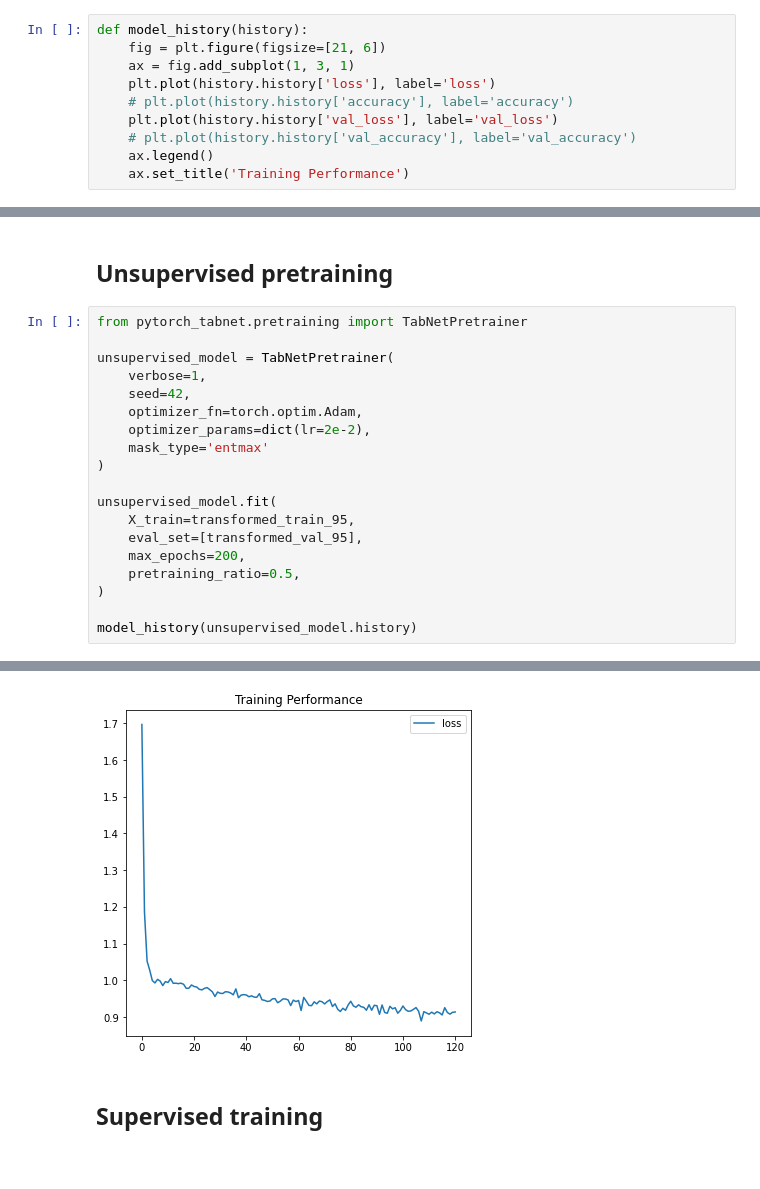
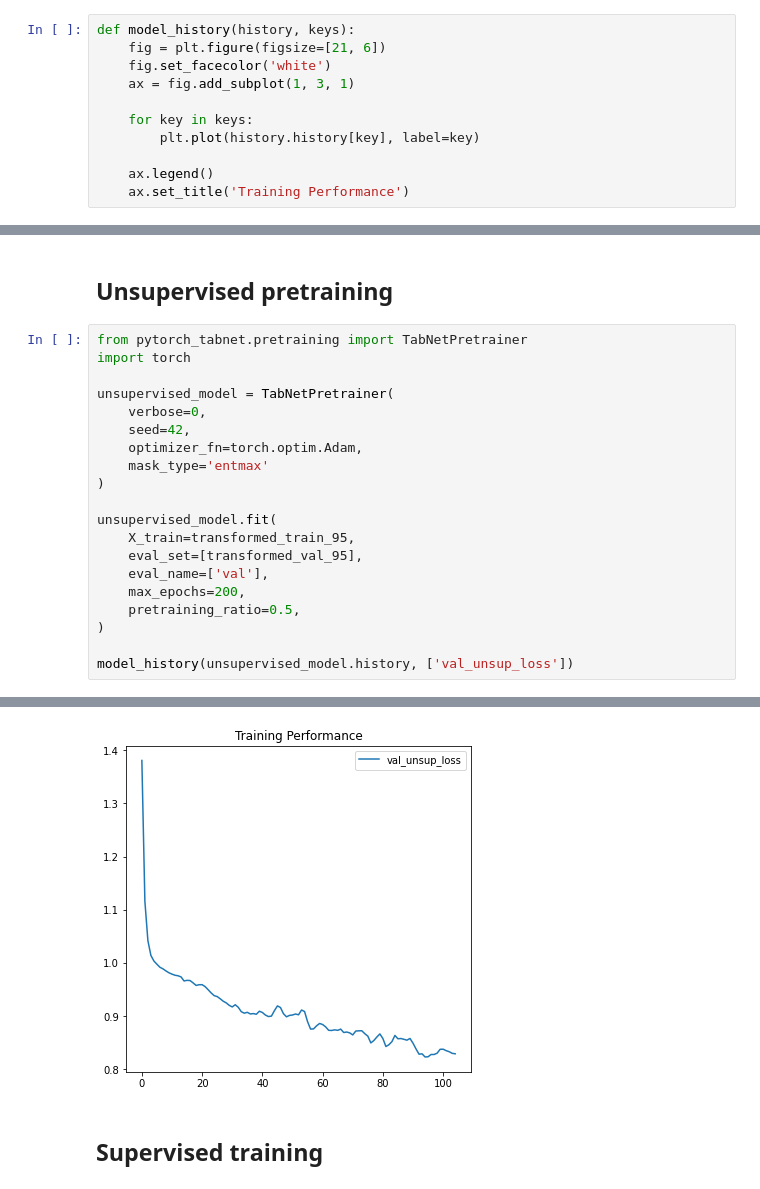
Before and after one commit to WilliamMa6984/LeagueOfLegendsWinPredictor, a Jupyter notebook: code.ipynb, the cells around one changed output, grey strips where cells are left out. Drawn from its saved outputs; the diff is of its cells as text.

```diff
--- a/code.ipynb
+++ b/code.ipynb
@@ -266,13 +268,14 @@ https://github.com/dreamquark-ai/tabnet
 # %% [markdown]
 ### Helper
 # %%
-def model_history(history):
+def model_history(history, keys):
     fig = plt.figure(figsize=[21, 6])
+    fig.set_facecolor('white')
     ax = fig.add_subplot(1, 3, 1)
-    plt.plot(history.history['loss'], label='loss')
-    # plt.plot(history.history['accuracy'], label='accuracy')
-    plt.plot(history.history['val_loss'], label='val_loss')
-    # plt.plot(history.history['val_accuracy'], label='val_accuracy')
+
+    for key in keys:
+        plt.plot(history.history[key], label=key)
+
     ax.legend()
     ax.set_title('Training Performance')
 # %% [markdown]
@@ -287,21 +290,22 @@ https://dreamquark-ai.github.io/tabnet/generated_docs/pytorch_tabnet.html#module
 ## Unsupervised pretraining
 # %%
 from pytorch_tabnet.pretraining import TabNetPretrainer
+import torch
 
 unsupervised_model = TabNetPretrainer(
-    verbose=1,
+    verbose=0,
     seed=42,
     optimizer_fn=torch.optim.Adam,
-    optimizer_params=dict(lr=2e-2),
     mask_type='entmax'
 )
 
 unsupervised_model.fit(
     X_train=transformed_train_95,
     eval_set=[transformed_val_95],
+    eval_name=['val'],
     max_epochs=200,
     pretraining_ratio=0.5,
 )
 
-model_history(unsupervised_model.history)
+model_history(unsupervised_model.history, ['val_unsup_loss'])
 # %% [output]
@@ -324,4 +313,4 @@ Early stopping occurred at epoch 120 with best_epoch = 110 and best_val_0_unsup_
 Best weights from best epoch are automatically used!
-[figure, old version]
+[figure, new version]
 # %% [markdown]
 ## Supervised training
```
Also changed, not shown: parts of 11 cells of this notebook.
